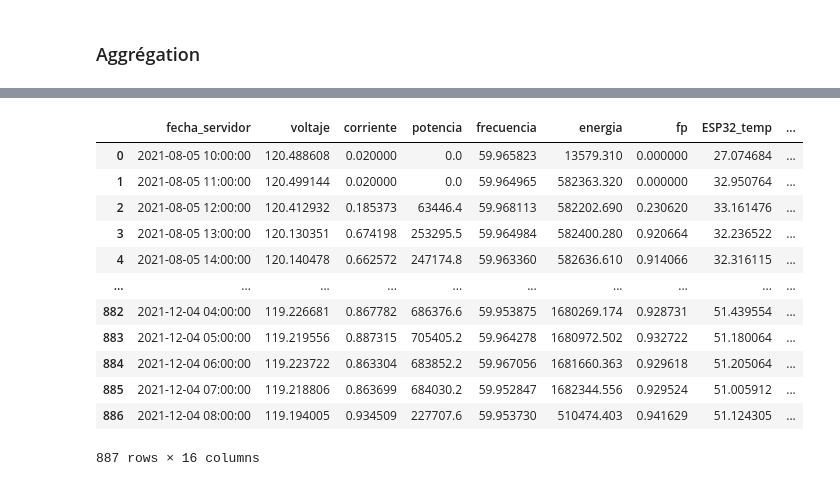
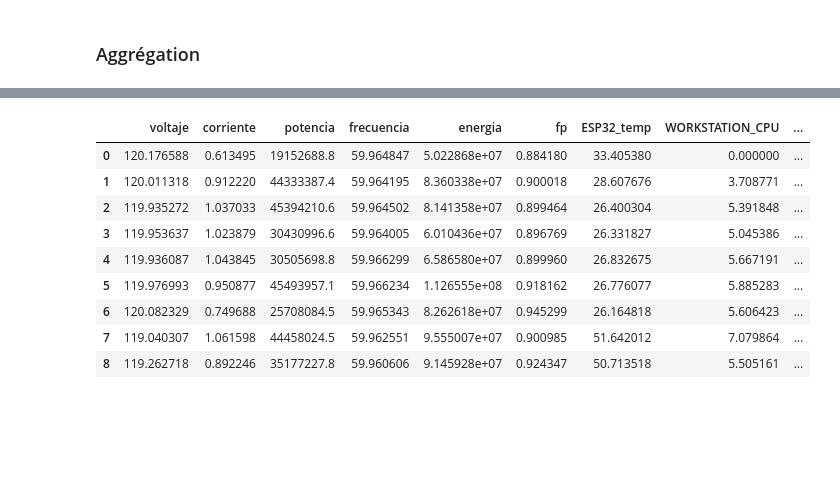
Before and after one commit to jules-bonhotal/Projet-DataViz, a Jupyter notebook: notebooks/preprocess_S2.ipynb, the cells around one changed output, grey strips where cells are left out. Saved outputs shown, nothing was run; the diff lists cells and outputs as text; code cells hidden in the pictures; blank space fills up the shorter version.

```diff
--- a/notebooks/preprocess_S2.ipynb
+++ b/notebooks/preprocess_S2.ipynb
@@ -134,6 +155,7 @@ def agg_df(df, freq):
     "minute": "T",
     "hour": "H",
     "day": "D",
+    "week": "W"
   }
   if freq not in freq_map:
     raise ValueError(f"Intervalle non supporté : {freq}. Utilisez 'minute', 'hour', 'day'.")
@@ -141,8 +163,14 @@ def agg_df(df, freq):
   new_df = df.copy()
   new_df["fecha_servidor"] = pd.to_datetime(new_df["fecha_servidor"])
 
-  new_df["fecha_servidor"] = new_df["fecha_servidor"].dt.floor(freq_map[freq]) # Arrondit à la minute/heure/jour... inférieure
-  new_df = new_df.groupby('fecha_servidor').agg(agg_dict).reset_index()
+  if freq != "week":
+    new_df["fecha_servidor"] = new_df["fecha_servidor"].dt.floor(freq_map[freq]) # Arrondit à la minute/heure/jour... inférieure
+    new_df = new_df.groupby('fecha_servidor').agg(agg_dict).reset_index()
+
+  if freq == "week":
+    new_df = new_df.groupby('weeknumber').agg(agg_dict).reset_index()
+    new_df["fecha_servidor"] = weeknumber
+    new_df = new_df.drop('weeknumber', axis=1)
 
   return new_df
 
@@ -165,24 +193,22 @@ def add_kwh(df, type):
 df_minute = agg_df(simple_df, freq="minute")
 df_hour = agg_df(simple_df, "hour")
 df_day = agg_df(simple_df, "day")
+df_week = agg_df(simple_df, "week")
 #df_week = agg_df(simple_df, "week") week is a non-fixed frequency
 #df_month = agg_df(simple_df, "month") month is a non-fixed frequency
-# %%
-df_hour
-# %% [output]
-|  | fecha_servidor | voltaje | corriente | potencia | frecuencia | energia | fp | ESP32_temp | ... |
-| 0 | 2021-08-05 10:00:00 | 120.488608 | 0.020000 | 0.0 | 59.965823 | 13579.310 | 0.000000 | 27.074684 | ... |
-| 1 | 2021-08-05 11:00:00 | 120.499144 | 0.020000 | 0.0 | 59.964965 | 582363.320 | 0.000000 | 32.950764 | ... |
-| 2 | 2021-08-05 12:00:00 | 120.412932 | 0.185373 | 63446.4 | 59.968113 | 582202.690 | 0.230620 | 33.161476 | ... |
-| 3 | 2021-08-05 13:00:00 | 120.130351 | 0.674198 | 253295.5 | 59.964984 | 582400.280 | 0.920664 | 32.236522 | ... |
-| 4 | 2021-08-05 14:00:00 | 120.140478 | 0.662572 | 247174.8 | 59.963360 | 582636.610 | 0.914066 | 32.316115 | ... |
-| ... | ... | ... | ... | ... | ... | ... | ... | ... | ... |
-| 882 | 2021-12-04 04:00:00 | 119.226681 | 0.867782 | 686376.6 | 59.953875 | 1680269.174 | 0.928731 | 51.439554 | ... |
-| 883 | 2021-12-04 05:00:00 | 119.219556 | 0.887315 | 705405.2 | 59.964278 | 1680972.502 | 0.932722 | 51.180064 | ... |
-| 884 | 2021-12-04 06:00:00 | 119.223722 | 0.863304 | 683852.2 | 59.967056 | 1681660.363 | 0.929618 | 51.205064 | ... |
-| 885 | 2021-12-04 07:00:00 | 119.218806 | 0.863699 | 684030.2 | 59.952847 | 1682344.556 | 0.929524 | 51.005912 | ... |
-| 886 | 2021-12-04 08:00:00 | 119.194005 | 0.934509 | 227707.6 | 59.953730 | 510474.403 | 0.941629 | 51.124305 | ... |
-887 rows × 16 columns
+# %%
+df_week
+# %% [output]
+|  | voltaje | corriente | potencia | frecuencia | energia | fp | ESP32_temp | WORKSTATION_CPU | ... |
+| 0 | 120.176588 | 0.613495 | 19152688.8 | 59.964847 | 5.022868e+07 | 0.884180 | 33.405380 | 0.000000 | ... |
+| 1 | 120.011318 | 0.912220 | 44333387.4 | 59.964195 | 8.360338e+07 | 0.900018 | 28.607676 | 3.708771 | ... |
+| 2 | 119.935272 | 1.037033 | 45394210.6 | 59.964502 | 8.141358e+07 | 0.899464 | 26.400304 | 5.391848 | ... |
+| 3 | 119.953637 | 1.023879 | 30430996.6 | 59.964005 | 6.010436e+07 | 0.896769 | 26.331827 | 5.045386 | ... |
+| 4 | 119.936087 | 1.043845 | 30505698.8 | 59.966299 | 6.586580e+07 | 0.899960 | 26.832675 | 5.667191 | ... |
+| 5 | 119.976993 | 0.950877 | 45493957.1 | 59.966234 | 1.126555e+08 | 0.918162 | 26.776077 | 5.885283 | ... |
+| 6 | 120.082329 | 0.749688 | 25708084.5 | 59.965343 | 8.262618e+07 | 0.945299 | 26.164818 | 5.606423 | ... |
+| 7 | 119.040307 | 1.061598 | 44458024.5 | 59.962551 | 9.555007e+07 | 0.900985 | 51.642012 | 7.079864 | ... |
+| 8 | 119.262718 | 0.892246 | 35177227.8 | 59.960606 | 9.145928e+07 | 0.924347 | 50.713518 | 5.505161 | ... |
 # %%
 import json
 #df_hour.to_csv("may_august_2021.csv")
```
Also changed, not shown: parts of 7 cells of this notebook, 1 other file.
